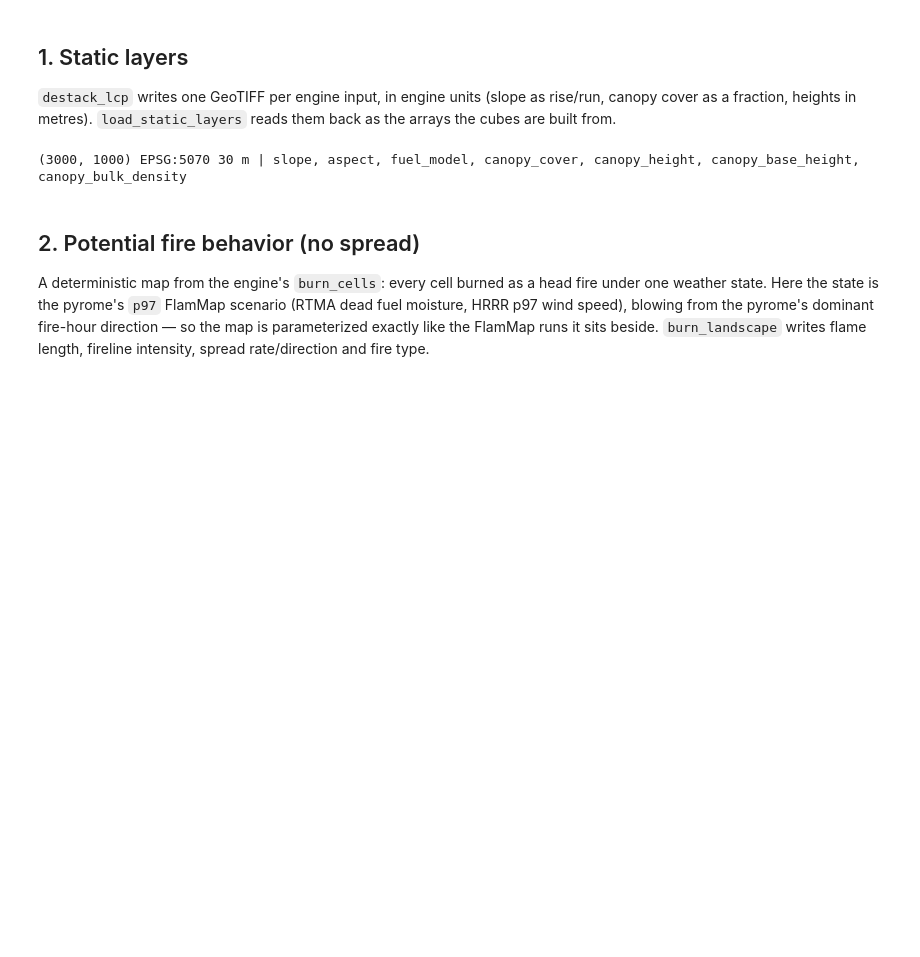
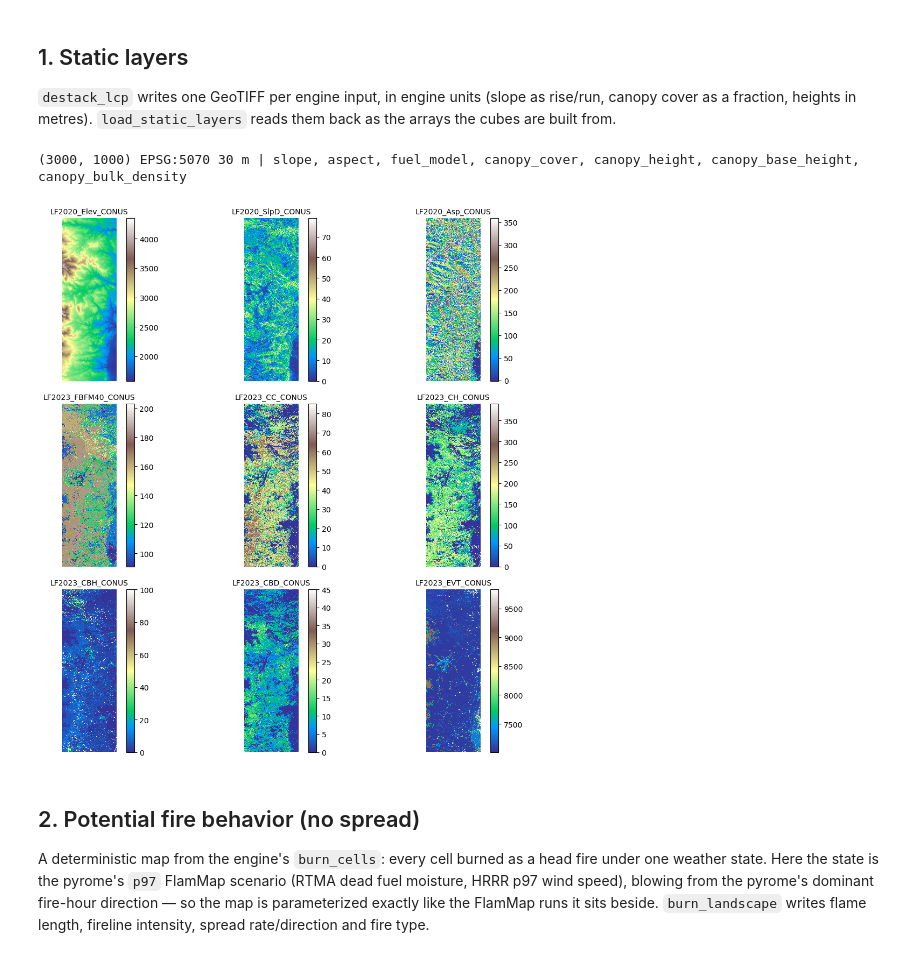
Before and after one commit to maxwellCcook/fb_tools, a Jupyter notebook: code/notebooks/01f_PyreBuild.ipynb, the cells around one changed output. Saved outputs shown, nothing was run; the diff lists cells and outputs as text; code cells hidden in the pictures; blank space fills up the shorter version.

```diff
--- a/code/notebooks/01f_PyreBuild.ipynb
+++ b/code/notebooks/01f_PyreBuild.ipynb
@@ -81,6 +92,11 @@ SHAPE = static["slope"].shape
 print(SHAPE, CRS, f"{abs(TRANSFORM.a):.0f} m |", ", ".join(static))
 # %% [output]
 (3000, 1000) EPSG:5070 30 m | slope, aspect, fuel_model, canopy_cover, canopy_height, canopy_base_height, canopy_bulk_density
+# %%
+from fb_tools import plot_bands
+fig, axes = plot_bands(LCP_FP)
+# %% [output]
+[figure, added]
 # %% [markdown]
 ## 2. Potential fire behavior (no spread)
 
```
Also changed, not shown: parts of 24 cells of this notebook, 1 other file.
